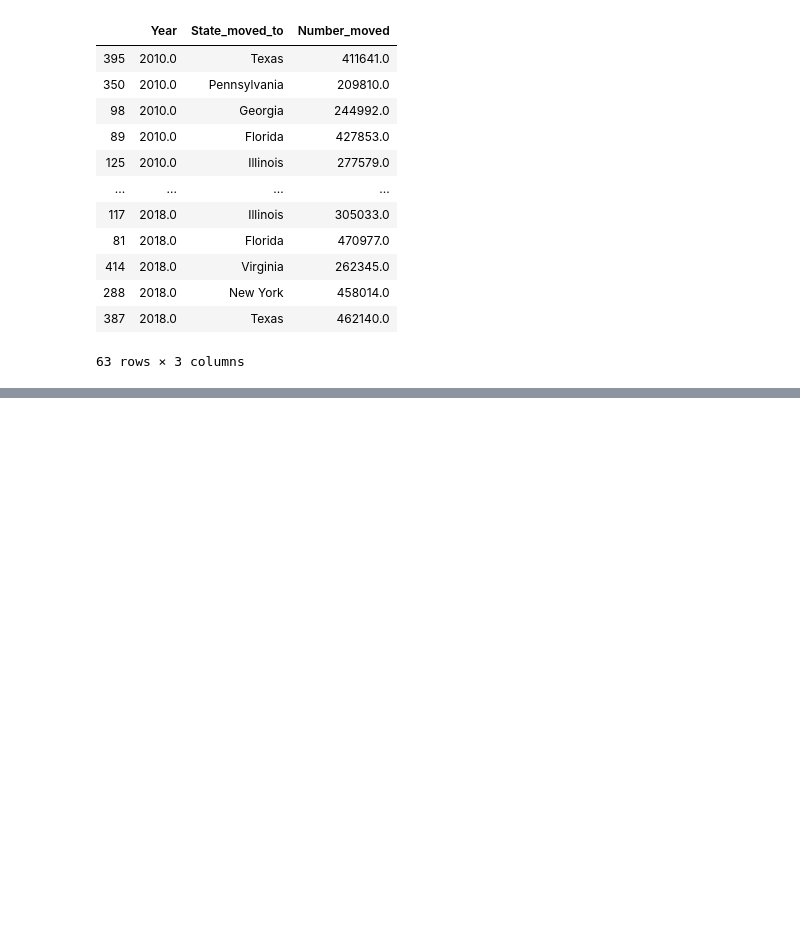
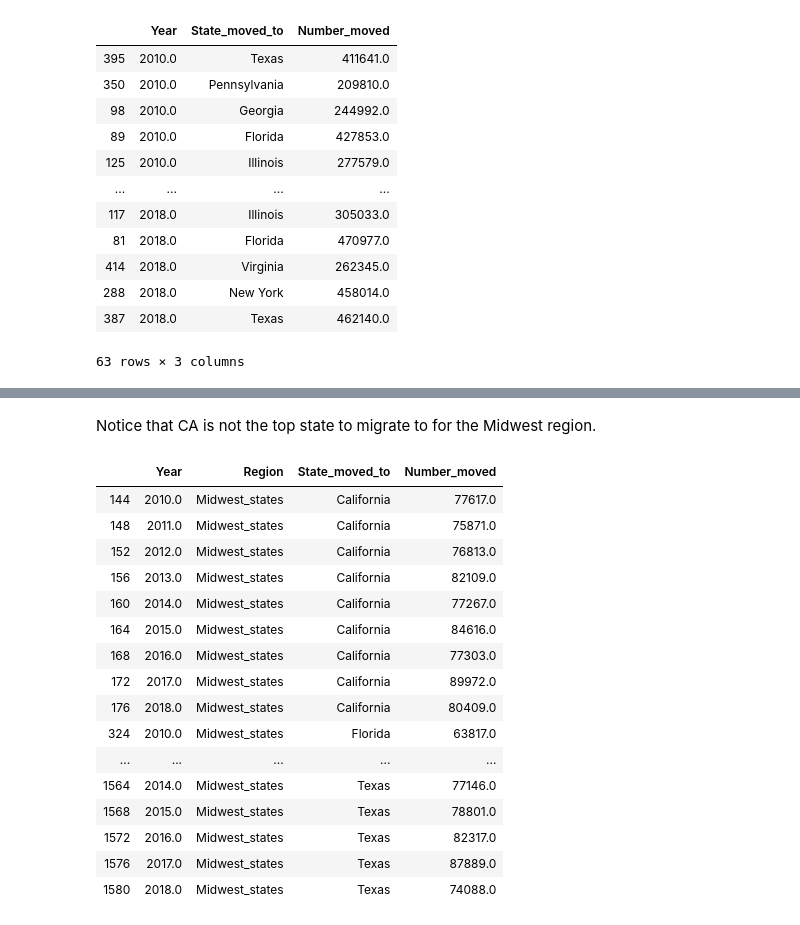
Before and after one commit to JVChermak/Leaving_California, a Jupyter notebook: migration_analysis.ipynb, the cells around one changed output, grey strips where cells are left out. Drawn from its saved outputs; the diff is of its cells as text; code cells hidden in the pictures; blank space fills up the shorter version.

```diff
--- a/migration_analysis.ipynb
+++ b/migration_analysis.ipynb
@@ -294,0 +301,24 @@ top_us_migration_df.hvplot.scatter(x='Year', y='Number_moved', by='State_moved_t
+# %% [markdown]
+Notice that CA is not the top state to migrate to for the Midwest region.
+# %%
+# Take a closer look at the top Midwest migration states
+top_midwest_migration_df = midwest_migration_df[(midwest_migration_df['State_moved_to'] == 'Illinois') | (midwest_migration_df['State_moved_to'] == 'Florida') | (midwest_migration_df['State_moved_to'] == 'Texas') | (midwest_migration_df['State_moved_to'] == 'Minnesota') | (midwest_migration_df['State_moved_to'] == 'Missouri') | (midwest_migration_df['State_moved_to'] == 'California') | (midwest_migration_df['State_moved_to'] == 'Wisonsin')]
+top_midwest_migration_df.head(10)
+# %% [output]
+|  | Year | Region | State_moved_to | Number_moved |
+| 144 | 2010.0 | Midwest_states | California | 77617.0 |
+| 148 | 2011.0 | Midwest_states | California | 75871.0 |
+| 152 | 2012.0 | Midwest_states | California | 76813.0 |
+| 156 | 2013.0 | Midwest_states | California | 82109.0 |
+| 160 | 2014.0 | Midwest_states | California | 77267.0 |
+| 164 | 2015.0 | Midwest_states | California | 84616.0 |
+| 168 | 2016.0 | Midwest_states | California | 77303.0 |
+| 172 | 2017.0 | Midwest_states | California | 89972.0 |
+| 176 | 2018.0 | Midwest_states | California | 80409.0 |
+| 324 | 2010.0 | Midwest_states | Florida | 63817.0 |
+| ... | ... | ... | ... | ... |
+| 1564 | 2014.0 | Midwest_states | Texas | 77146.0 |
+| 1568 | 2015.0 | Midwest_states | Texas | 78801.0 |
+| 1572 | 2016.0 | Midwest_states | Texas | 82317.0 |
+| 1576 | 2017.0 | Midwest_states | Texas | 87889.0 |
+| 1580 | 2018.0 | Midwest_states | Texas | 74088.0 |
```
Also changed, not shown: parts of 11 cells of this notebook.
